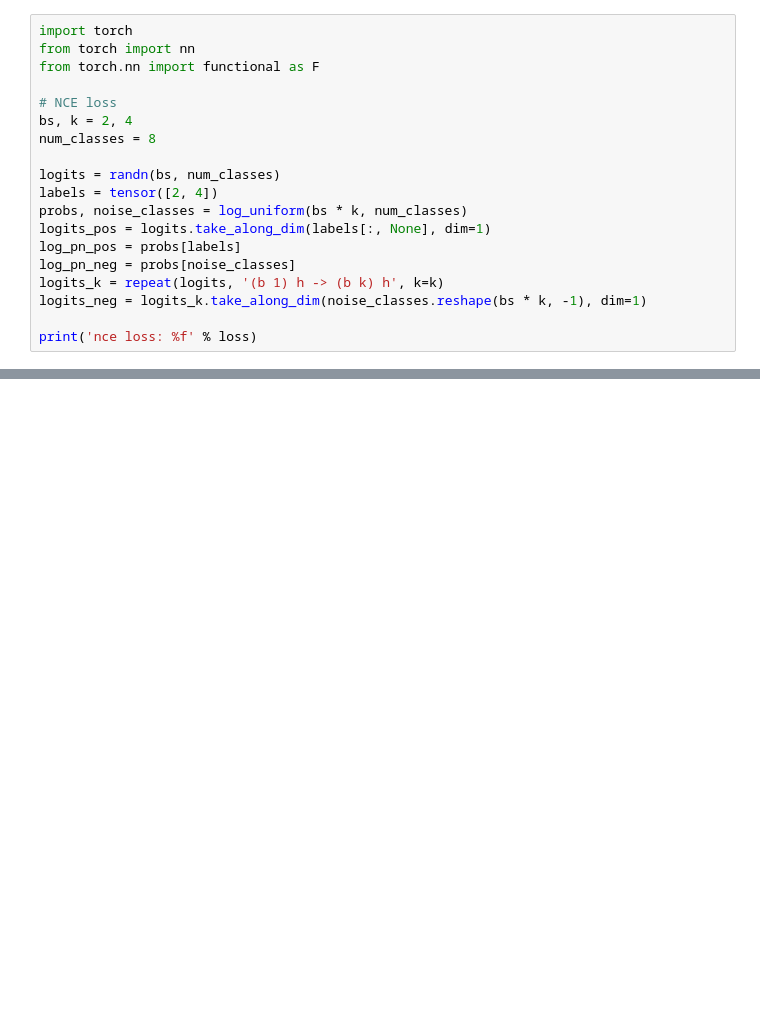
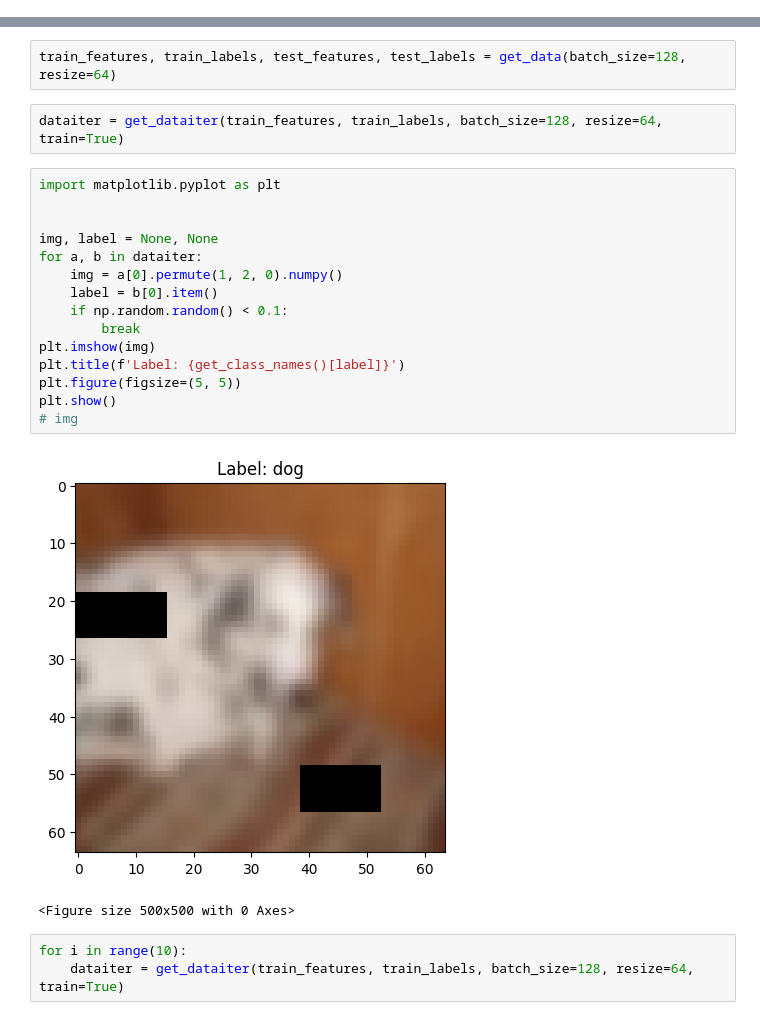
Before and after one commit to d3ac/cs231n, a Jupyter notebook: traincifa10/visualize.ipynb, the cells around one changed output, grey strips where cells are left out. Drawn from its saved outputs; the diff is of its cells as text; blank space fills up the shorter version.

```diff
--- a/traincifa10/visualize.ipynb
+++ b/traincifa10/visualize.ipynb
@@ -103,19 +44,0 @@ RuntimeError: shape '[2, 1]' is invalid for input of size 8
-# %%
-import torch
-from torch import nn
-from torch.nn import functional as F
-
-# NCE loss
-bs, k = 2, 4
-num_classes = 8
-
-logits = randn(bs, num_classes)
-labels = tensor([2, 4])
-probs, noise_classes = log_uniform(bs * k, num_classes)
-logits_pos = logits.take_along_dim(labels[:, None], dim=1)
-log_pn_pos = probs[labels]
-log_pn_neg = probs[noise_classes]
-logits_k = repeat(logits, '(b 1) h -> (b k) h', k=k)
-logits_neg = logits_k.take_along_dim(noise_classes.reshape(bs * k, -1), dim=1)
-
-print('nce loss: %f' % loss)
@@ -123,0 +121,25 @@ AttributeError: module 'torch.nn.functional' has no attribute 'nce_loss'
+# %%
+train_features, train_labels, test_features, test_labels = get_data(batch_size=128, resize=64)
+# %%
+dataiter = get_dataiter(train_features, train_labels, batch_size=128, resize=64, train=True)
+# %%
+import matplotlib.pyplot as plt
+
+
+img, label = None, None
+for a, b in dataiter:
+    img = a[0].permute(1, 2, 0).numpy()
+    label = b[0].item()
+    if np.random.random() < 0.1:
+        break
+plt.imshow(img)
+plt.title(f'Label: {get_class_names()[label]}')
+plt.figure(figsize=(5, 5))
+plt.show()
+# img
+# %% [output]
+[figure, added]
+<Figure size 500x500 with 0 Axes>
+# %%
+for i in range(10):
+    dataiter = get_dataiter(train_features, train_labels, batch_size=128, resize=64, train=True)
```
Also changed, not shown: parts of 8 cells of this notebook, 5 other files.
